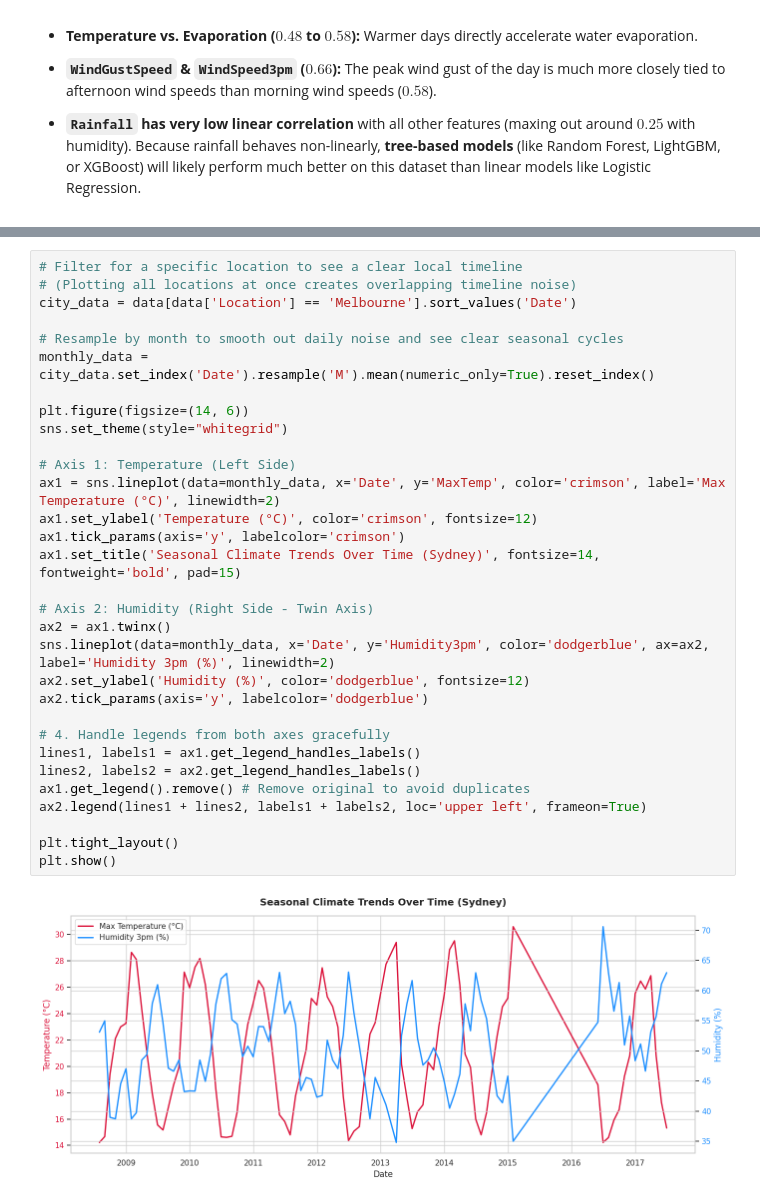
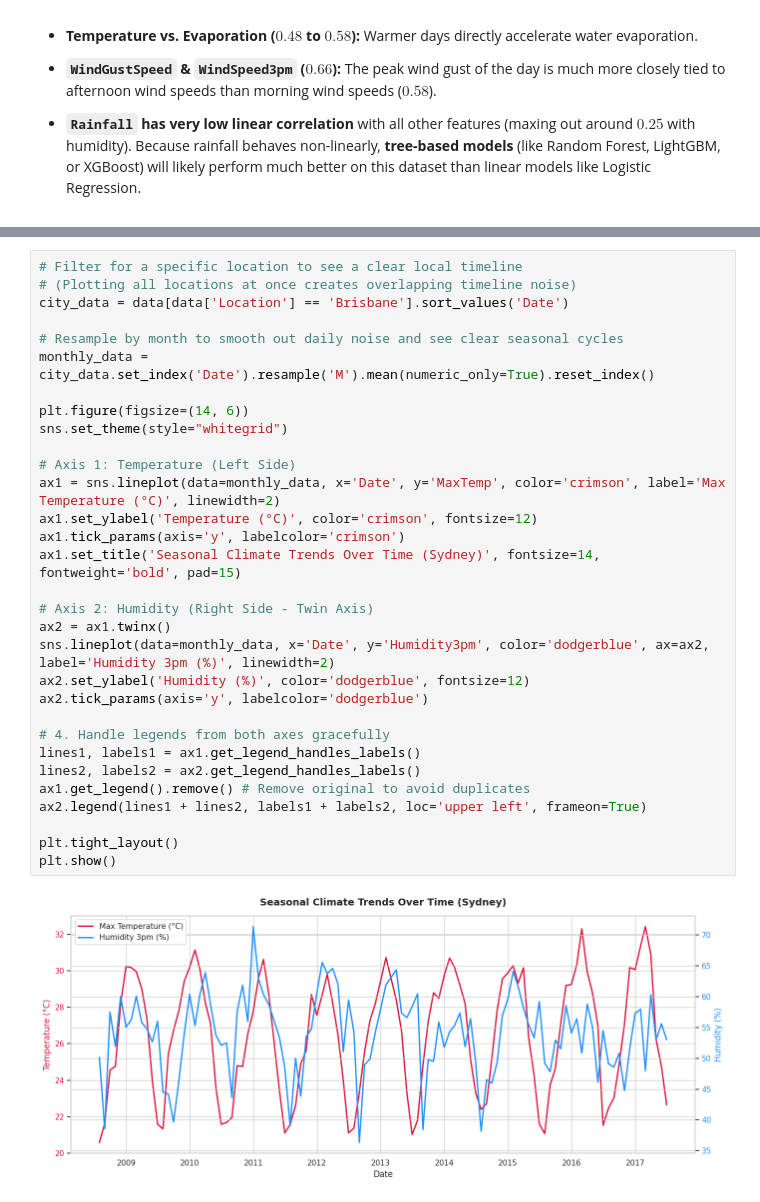
Before and after one commit to regional-specter/kaggle-notebooks, a Jupyter notebook: australian-rain-prediction-model.ipynb, the cells around one changed output, grey strips where cells are left out. Cells and saved outputs as stored; diff of their text form.

```diff
--- a/australian-rain-prediction-model.ipynb
+++ b/australian-rain-prediction-model.ipynb
@@ -191,36 +206,36 @@ Name: count, dtype: int64
 # %%
 # Filter for a specific location to see a clear local timeline
 # (Plotting all locations at once creates overlapping timeline noise)
-city_data = data[data['Location'] == 'Melbourne'].sort_values('Date')
+city_data = data[data['Location'] == 'Brisbane'].sort_values('Date')
 
 # Resample by month to smooth out daily noise and see clear seasonal cycles
 monthly_data = city_data.set_index('Date').resample('M').mean(numeric_only=True).reset_index()
 
 plt.figure(figsize=(14, 6))
 sns.set_theme(style="whitegrid")
 
 # Axis 1: Temperature (Left Side)
 ax1 = sns.lineplot(data=monthly_data, x='Date', y='MaxTemp', color='crimson', label='Max Temperature (°C)', linewidth=2)
 ax1.set_ylabel('Temperature (°C)', color='crimson', fontsize=12)
 ax1.tick_params(axis='y', labelcolor='crimson')
 ax1.set_title('Seasonal Climate Trends Over Time (Sydney)', fontsize=14, fontweight='bold', pad=15)
 
 # Axis 2: Humidity (Right Side - Twin Axis)
 ax2 = ax1.twinx()
 sns.lineplot(data=monthly_data, x='Date', y='Humidity3pm', color='dodgerblue', ax=ax2, label='Humidity 3pm (%)', linewidth=2)
 ax2.set_ylabel('Humidity (%)', color='dodgerblue', fontsize=12)
 ax2.tick_params(axis='y', labelcolor='dodgerblue')
 
 # 4. Handle legends from both axes gracefully
 lines1, labels1 = ax1.get_legend_handles_labels()
 lines2, labels2 = ax2.get_legend_handles_labels()
 ax1.get_legend().remove() # Remove original to avoid duplicates
 ax2.legend(lines1 + lines2, labels1 + labels2, loc='upper left', frameon=True)
 
 plt.tight_layout()
 plt.show()
 # %% [output]
-[figure, old version]
+[figure, new version]
 # %%
 import pandas as pd
 from sklearn.model_selection import train_test_split
```
Also changed, not shown: parts of 2 cells of this notebook.
